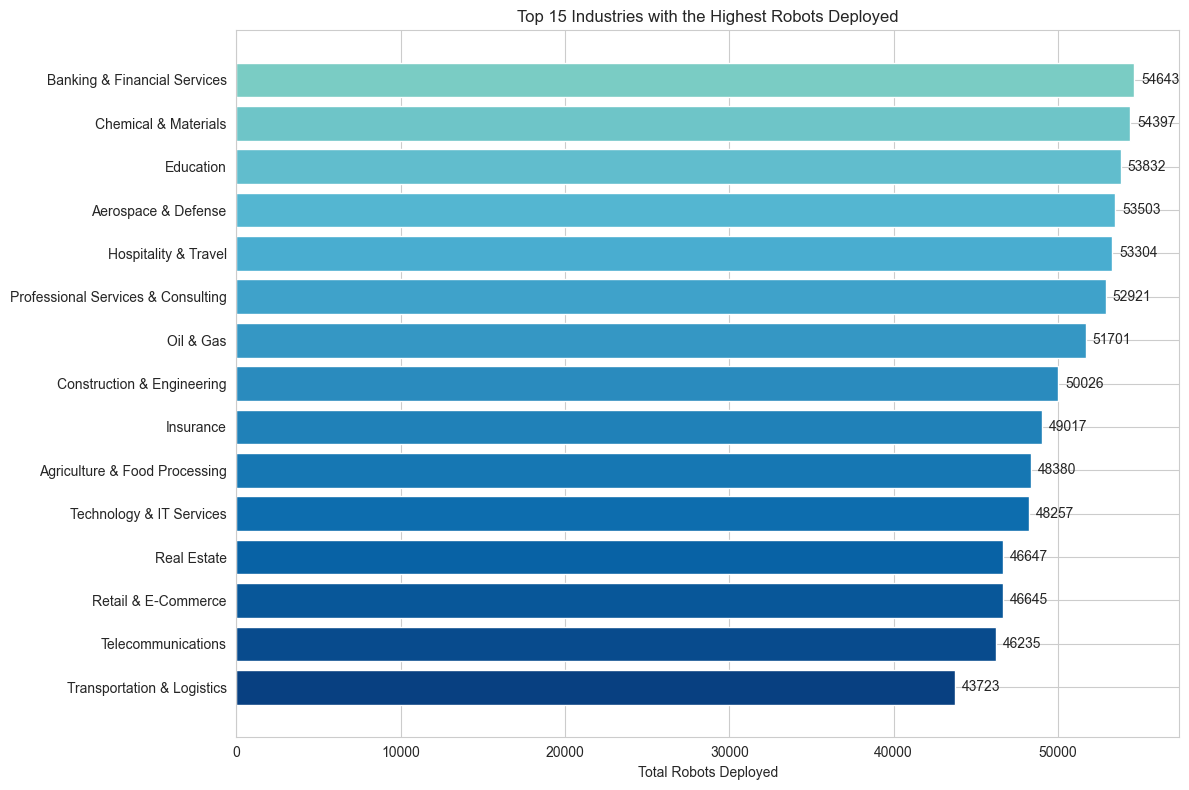
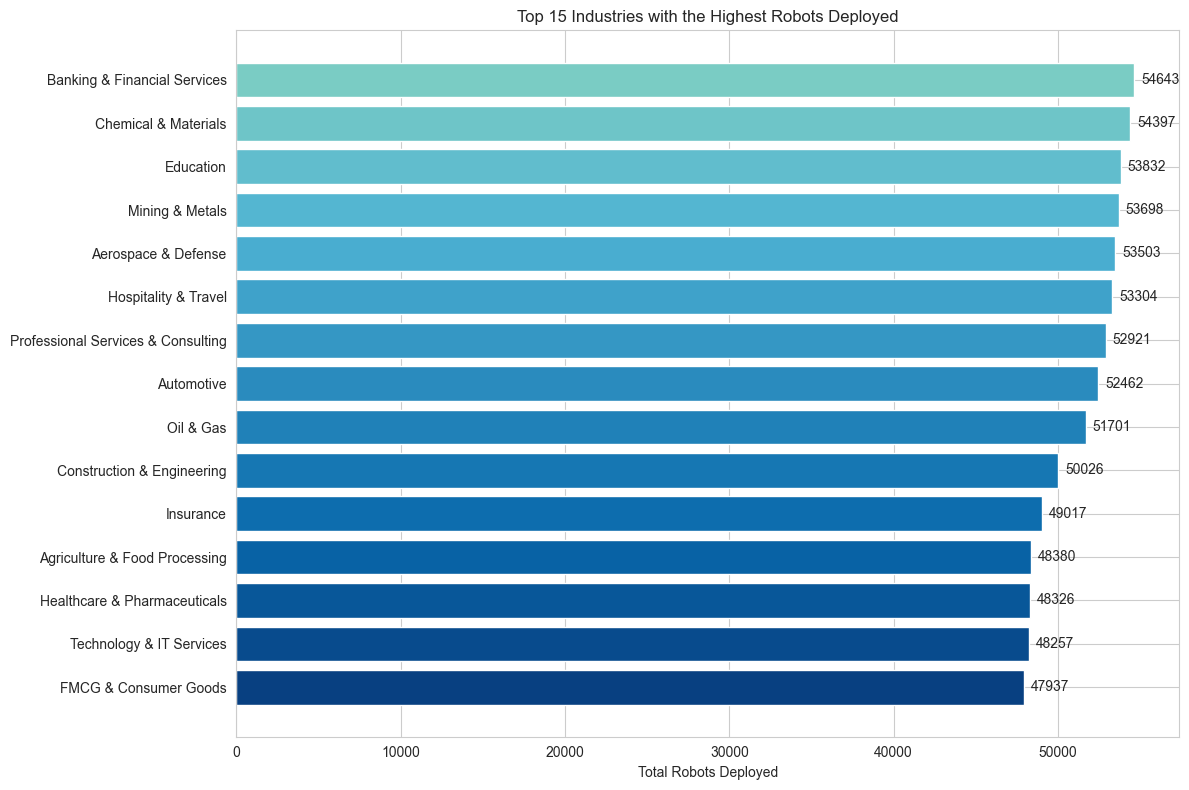
Code edit (unified diff) that turned the first committed figure into the second:
--- before
+++ after
@@ -1,7 +1,7 @@
-top15_robot_deploy = auto_stats.head(15).sort_values(by=['robots_deployed_total'], ascending=False)
+top15_robot_deploy = auto_stats.sort_values(by='robots_deployed_total', ascending=False).head(15)
 
 fig, ax = plt.subplots(figsize=(12,8))
 
-colors = plt.cm.GnBu(np.linspace(0.5, 1, len(top15_robot_deploy.head(15))))
+colors = plt.cm.GnBu(np.linspace(0.5, 1, len(top15_robot_deploy)))
 
 barh = ax.barh(

Commit: Fixing bug on notebook